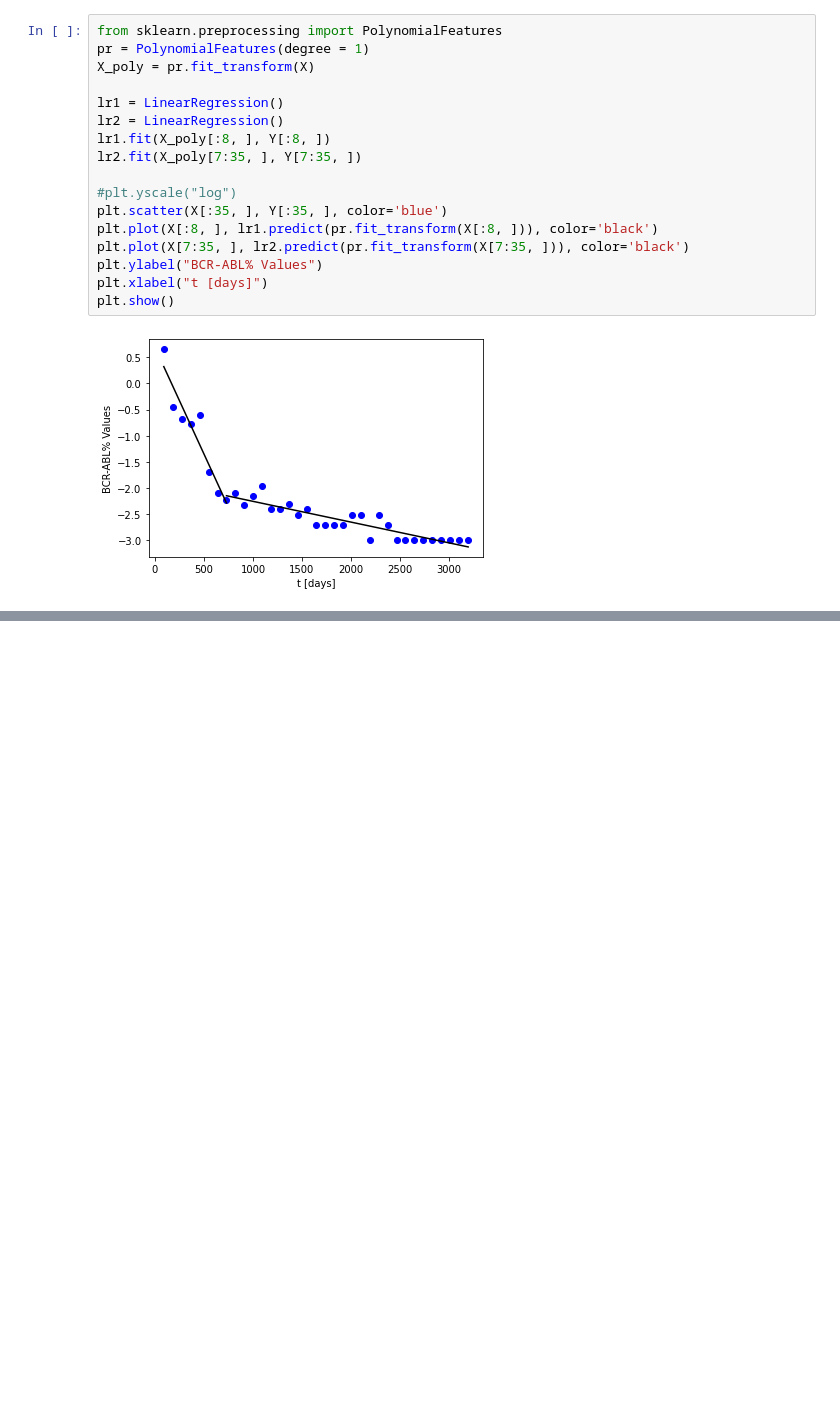
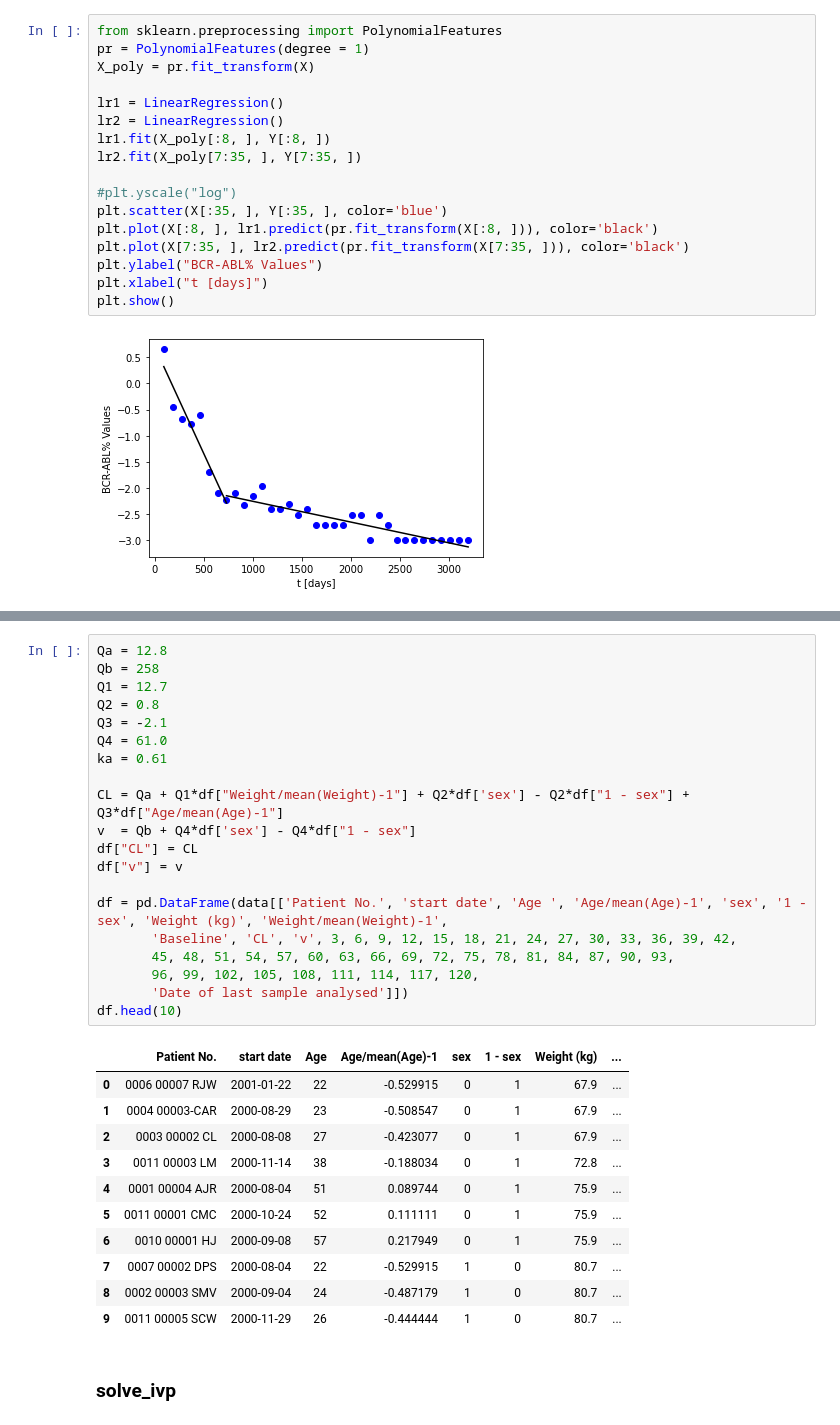
Before and after one commit to Utpal-Mishra/MSc-Thesis-Optimal-Control-Therapy-4-Cancer-Treatment, a Jupyter notebook: OptimalControlTherapy4CancerTreatment.ipynb, the cells around one changed output, grey strips where cells are left out. Cells and saved outputs as stored; diff of their text form; blank space fills up the shorter version.

```diff
--- a/OptimalControlTherapy4CancerTreatment.ipynb
+++ b/OptimalControlTherapy4CancerTreatment.ipynb
@@ -354,0 +375,34 @@ plt.show()
+# %%
+Qa = 12.8
+Qb = 258
+Q1 = 12.7
+Q2 = 0.8
+Q3 = -2.1
+Q4 = 61.0
+ka = 0.61
+
+CL = Qa + Q1*df["Weight/mean(Weight)-1"] + Q2*df['sex'] - Q2*df["1 - sex"] + Q3*df["Age/mean(Age)-1"]
+v  = Qb + Q4*df['sex'] - Q4*df["1 - sex"]
+df["CL"] = CL
+df["v"] = v
+
+df = pd.DataFrame(data[['Patient No.', 'start date', 'Age ', 'Age/mean(Age)-1', 'sex', '1 - sex', 'Weight (kg)', 'Weight/mean(Weight)-1',
+       'Baseline', 'CL', 'v', 3, 6, 9, 12, 15, 18, 21, 24, 27, 30, 33, 36, 39, 42,
+       45, 48, 51, 54, 57, 60, 63, 66, 69, 72, 75, 78, 81, 84, 87, 90, 93,
+       96, 99, 102, 105, 108, 111, 114, 117, 120,
+       'Date of last sample analysed']])
+df.head(10)
+# %% [output]
+|  | Patient No. | start date | Age | Age/mean(Age)-1 | sex | 1 - sex | Weight (kg) | ... |
+| 0 | 0006 00007 RJW | 2001-01-22 | 22 | -0.529915 | 0 | 1 | 67.9 | ... |
+| 1 | 0004 00003-CAR | 2000-08-29 | 23 | -0.508547 | 0 | 1 | 67.9 | ... |
+| 2 | 0003 00002 CL | 2000-08-08 | 27 | -0.423077 | 0 | 1 | 67.9 | ... |
+| 3 | 0011 00003 LM | 2000-11-14 | 38 | -0.188034 | 0 | 1 | 72.8 | ... |
+| 4 | 0001 00004 AJR | 2000-08-04 | 51 | 0.089744 | 0 | 1 | 75.9 | ... |
+| 5 | 0011 00001 CMC | 2000-10-24 | 52 | 0.111111 | 0 | 1 | 75.9 | ... |
+| 6 | 0010 00001 HJ | 2000-09-08 | 57 | 0.217949 | 0 | 1 | 75.9 | ... |
+| 7 | 0007 00002 DPS | 2000-08-04 | 22 | -0.529915 | 1 | 0 | 80.7 | ... |
+| 8 | 0002 00003 SMV | 2000-09-04 | 24 | -0.487179 | 1 | 0 | 80.7 | ... |
+| 9 | 0011 00005 SCW | 2000-11-29 | 26 | -0.444444 | 1 | 0 | 80.7 | ... |
+# %% [markdown]
+### solve_ivp
```
Also changed, not shown: parts of 7 cells of this notebook.
